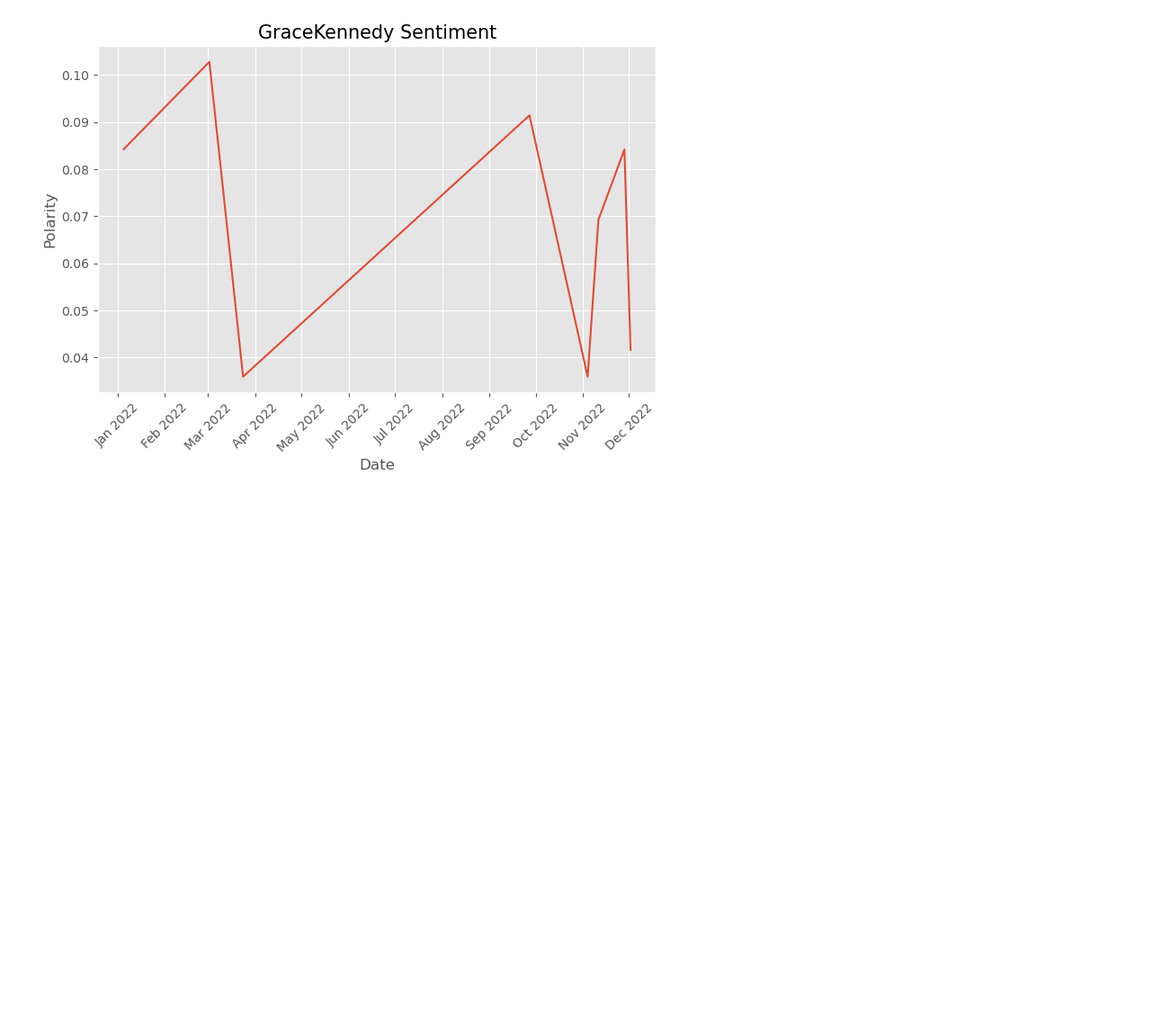
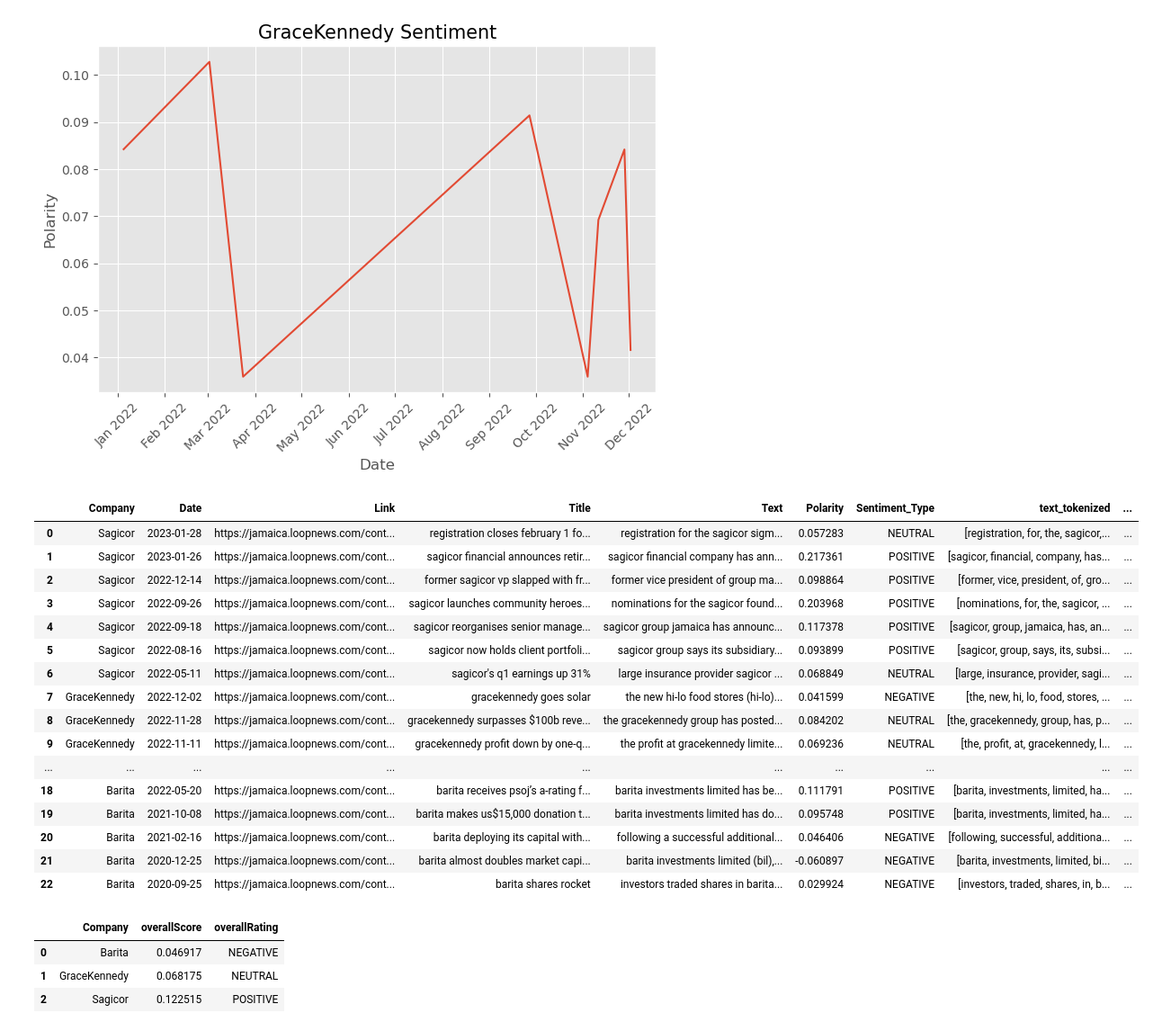
Before and after one commit to Dev-Dominic/Radio-Sentiment-Analysis-MHW, a Jupyter notebook: sentiment_model.ipynb, the cells around one changed output. Shown at 90% size. Cells and saved outputs as stored; diff of their text form; code cells hidden in the pictures; blank space fills up the shorter version.

```diff
--- a/sentiment_model.ipynb
+++ b/sentiment_model.ipynb
@@ -255,3 +255,36 @@ for company in companies:
 [figure]
 [figure]
 [figure]
+# %%
+df
+# %% [output]
+|  | Company | Date | Link | Title | Text | Polarity | Sentiment_Type | text_tokenized | ... |
+| 0 | Sagicor | 2023-01-28 | https://jamaica.loopnews.com/cont... | registration closes february 1 fo... | registration for the sagicor sigm... | 0.057283 | NEUTRAL | [registration, for, the, sagicor,... | ... |
+| 1 | Sagicor | 2023-01-26 | https://jamaica.loopnews.com/cont... | sagicor financial announces retir... | sagicor financial company has ann... | 0.217361 | POSITIVE | [sagicor, financial, company, has... | ... |
+| 2 | Sagicor | 2022-12-14 | https://jamaica.loopnews.com/cont... | former sagicor vp slapped with fr... | former vice president of group ma... | 0.098864 | POSITIVE | [former, vice, president, of, gro... | ... |
+| 3 | Sagicor | 2022-09-26 | https://jamaica.loopnews.com/cont... | sagicor launches community heroes... | nominations for the sagicor found... | 0.203968 | POSITIVE | [nominations, for, the, sagicor, ... | ... |
+| 4 | Sagicor | 2022-09-18 | https://jamaica.loopnews.com/cont... | sagicor reorganises senior manage... | sagicor group jamaica has announc... | 0.117378 | POSITIVE | [sagicor, group, jamaica, has, an... | ... |
+| 5 | Sagicor | 2022-08-16 | https://jamaica.loopnews.com/cont... | sagicor now holds client portfoli... | sagicor group says its subsidiary... | 0.093899 | POSITIVE | [sagicor, group, says, its, subsi... | ... |
+| 6 | Sagicor | 2022-05-11 | https://jamaica.loopnews.com/cont... | sagicor's q1 earnings up 31% | large insurance provider sagicor ... | 0.068849 | NEUTRAL | [large, insurance, provider, sagi... | ... |
+| 7 | GraceKennedy | 2022-12-02 | https://jamaica.loopnews.com/cont... | gracekennedy goes solar | the new hi-lo food stores (hi-lo)... | 0.041599 | NEGATIVE | [the, new, hi, lo, food, stores, ... | ... |
+| 8 | GraceKennedy | 2022-11-28 | https://jamaica.loopnews.com/cont... | gracekennedy surpasses $100b reve... | the gracekennedy group has posted... | 0.084202 | NEUTRAL | [the, gracekennedy, group, has, p... | ... |
+| 9 | GraceKennedy | 2022-11-11 | https://jamaica.loopnews.com/cont... | gracekennedy profit down by one-q... | the profit at gracekennedy limite... | 0.069236 | NEUTRAL | [the, profit, at, gracekennedy, l... | ... |
+| ... | ... | ... | ... | ... | ... | ... | ... | ... | ... |
+| 18 | Barita | 2022-05-20 | https://jamaica.loopnews.com/cont... | barita receives psoj’s a-rating f... | barita investments limited has be... | 0.111791 | POSITIVE | [barita, investments, limited, ha... | ... |
+| 19 | Barita | 2021-10-08 | https://jamaica.loopnews.com/cont... | barita makes us$15,000 donation t... | barita investments limited has do... | 0.095748 | POSITIVE | [barita, investments, limited, ha... | ... |
+| 20 | Barita | 2021-02-16 | https://jamaica.loopnews.com/cont... | barita deploying its capital with... | following a successful additional... | 0.046406 | NEGATIVE | [following, successful, additiona... | ... |
+| 21 | Barita | 2020-12-25 | https://jamaica.loopnews.com/cont... | barita almost doubles market capi... | barita investments limited (bil),... | -0.060897 | NEGATIVE | [barita, investments, limited, bi... | ... |
+| 22 | Barita | 2020-09-25 | https://jamaica.loopnews.com/cont... | barita shares rocket | investors traded shares in barita... | 0.029924 | NEGATIVE | [investors, traded, shares, in, b... | ... |
+# %%
+score = df[['Company', 'Polarity']].groupby('Company').mean().reset_index()
+score.columns=['Company', 'overallScore']
+score['overallRating'] = ''
+score.loc[score.overallScore>0.09,'overallRating'] = 'POSITIVE'
+score.loc[(score.overallScore>=0.05) & (score.overallScore<=0.09), 'overallRating'] = 'NEUTRAL'
+score.loc[score.overallScore<0.05,'overallRating'] = 'NEGATIVE'
+score
+# %% [output]
+|  | Company | overallScore | overallRating |
+| 0 | Barita | 0.046917 | NEGATIVE |
+| 1 | GraceKennedy | 0.068175 | NEUTRAL |
+| 2 | Sagicor | 0.122515 | POSITIVE |
```
Also changed, not shown: parts of 20 cells of this notebook.
